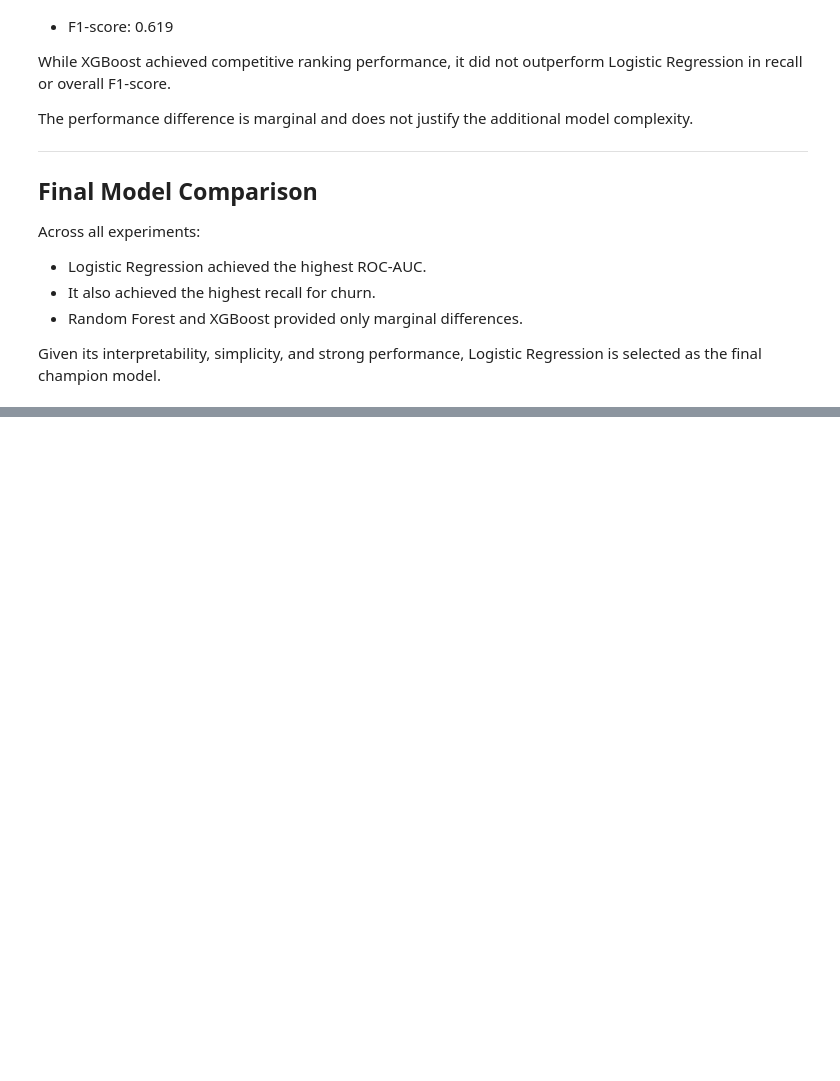
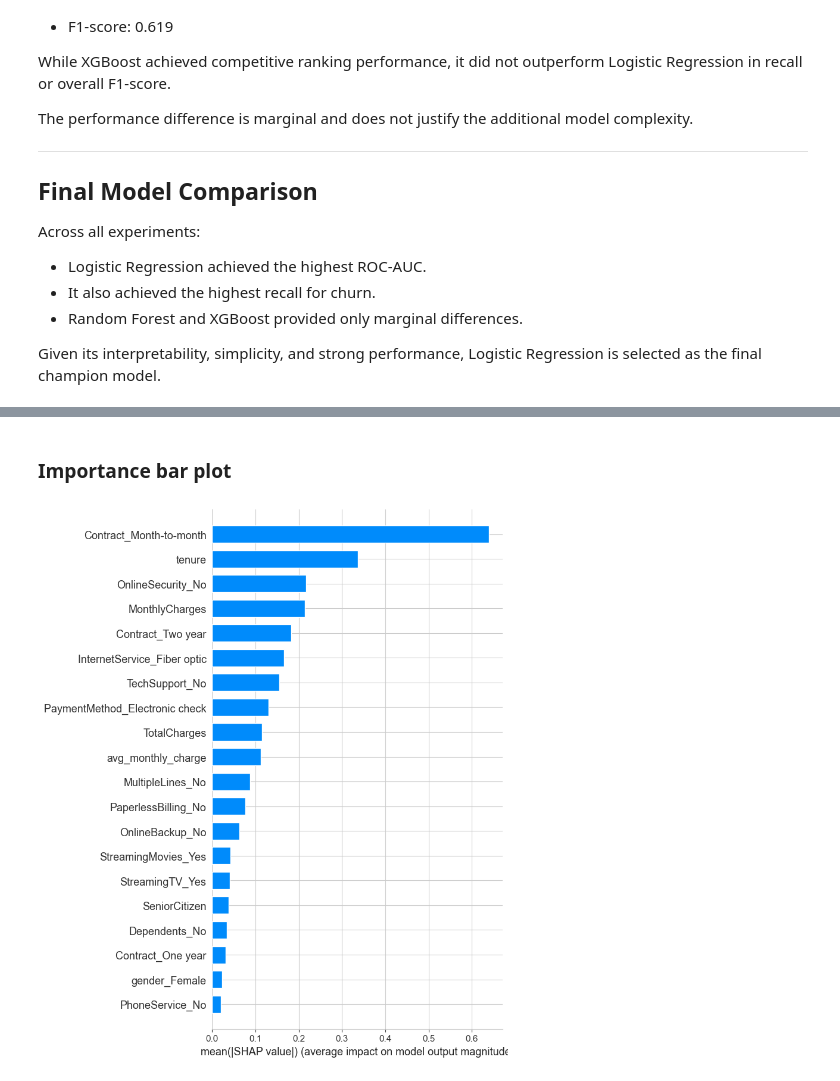
Before and after one commit to albagiro21/churn-research, a Jupyter notebook: notebooks/03_model_selection.ipynb, the cells around one changed output, grey strips where cells are left out. Drawn from its saved outputs; the diff is of its cells as text; code cells hidden in the pictures; blank space fills up the shorter version.

```diff
--- a/notebooks/03_model_selection.ipynb
+++ b/notebooks/03_model_selection.ipynb
@@ -1021,0 +1074,12 @@ Logistic Regression is selected as the final champion model.
+# %% [markdown]
+### Importance bar plot
+# %%
+shap.summary_plot(
+    shap_values,
+    X_shap_sample,
+    feature_names=feature_names,
+    plot_type="bar",
+    max_display=20
+)
+# %% [output]
+[figure, added]
```
Also changed, not shown: parts of 10 cells of this notebook.
